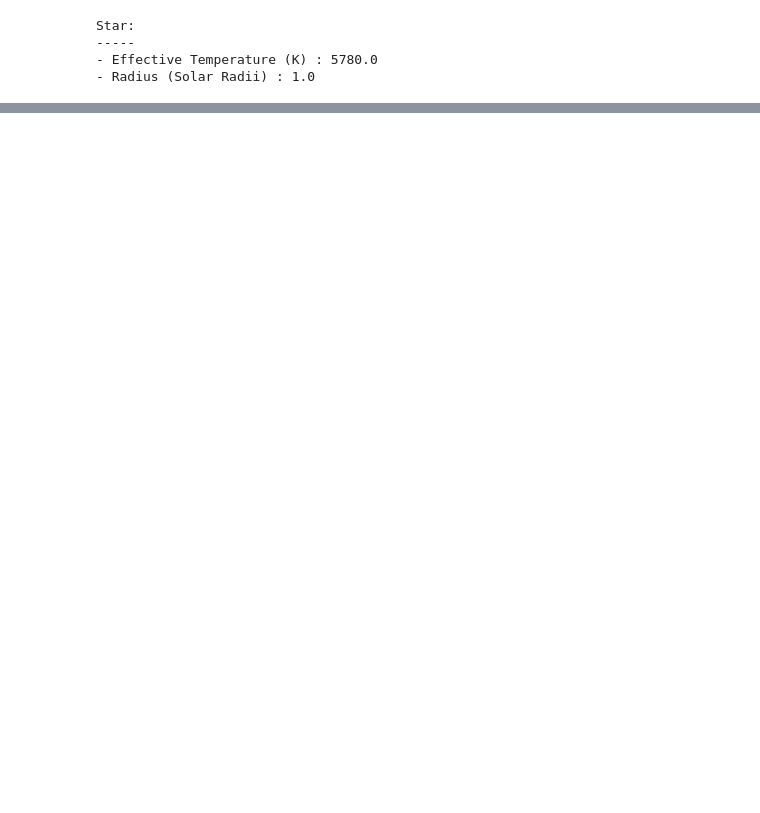
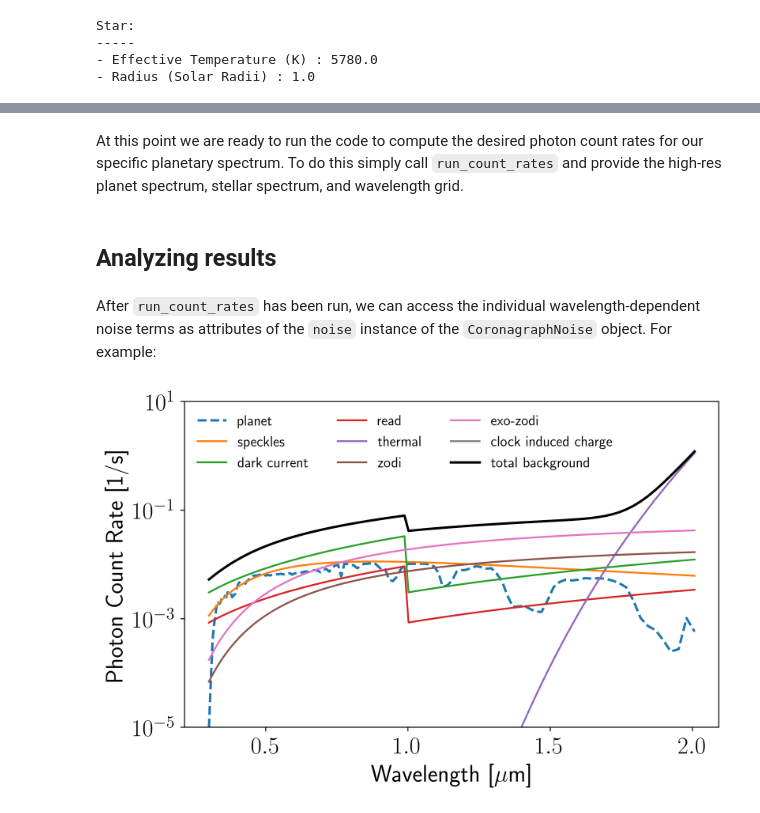
Before and after one commit to jlustigy/coronagraph, a Jupyter notebook: docs/notebooks/quickstart.ipynb, the cells around one changed output, grey strips where cells are left out. Cells and saved outputs as stored; diff of their text form; code cells hidden in the pictures; blank space fills up the shorter version.

```diff
--- a/docs/notebooks/quickstart.ipynb
+++ b/docs/notebooks/quickstart.ipynb
@@ -149,0 +106,39 @@ The exposure time in each spectral element is inversely proportional to the S/N
+# %%
+# Define CoronagraphNoise object using our telescope, planet, and star
+noise = cg.CoronagraphNoise(telescope = telescope,
+                            planet = planet,
+                            star = star,
+                            texp = 10.0,
+                            wantsnr = 10.0)
+# %% [markdown]
+At this point we are ready to run the code to compute the desired photon count rates for our specific planetary spectrum. To do this simply call `run_count_rates` and provide the high-res planet spectrum, stellar spectrum, and wavelength grid.
+# %%
+# Calculate the planet and noise photon count rates
+noise.run_count_rates(Ahr, lamhr, fstar)
+# %% [markdown]
+## Analyzing results
+# %% [markdown]
+After `run_count_rates` has been run, we can access the individual wavelength-dependent noise terms as attributes of the `noise` instance of the `CoronagraphNoise` object. For example:
+# %%
+# Make plot
+fig, ax = plt.subplots()
+ax.set_xlabel("Wavelength [$\mu$m]")
+ax.set_ylabel("Photon Count Rate [1/s]")
+
+# Plot the different photon count rates
+ax.plot(noise.lam, noise.cp, label = "planet", lw = 2.0, ls = "dashed")
+ax.plot(noise.lam, noise.csp, label = "speckles")
+ax.plot(noise.lam, noise.cD, label = "dark current")
+ax.plot(noise.lam, noise.cR, label = "read")
+ax.plot(noise.lam, noise.cth, label = "thermal")
+ax.plot(noise.lam, noise.cz, label = "zodi")
+ax.plot(noise.lam, noise.cez, label = "exo-zodi")
+ax.plot(noise.lam, noise.cc, label = "clock induced charge")
+ax.plot(noise.lam, noise.cb, label = "total background", lw = 2.0, color = "k")
+
+# Tweak aesthetics
+ax.set_yscale("log")
+ax.set_ylim(bottom = 1e-5, top = 1e1)
+ax.legend(fontsize = 12, framealpha = 0.0, ncol = 3);
+# %% [output]
+[figure, added]
```
Also changed, not shown: parts of 35 cells of this notebook, 2 other files.
